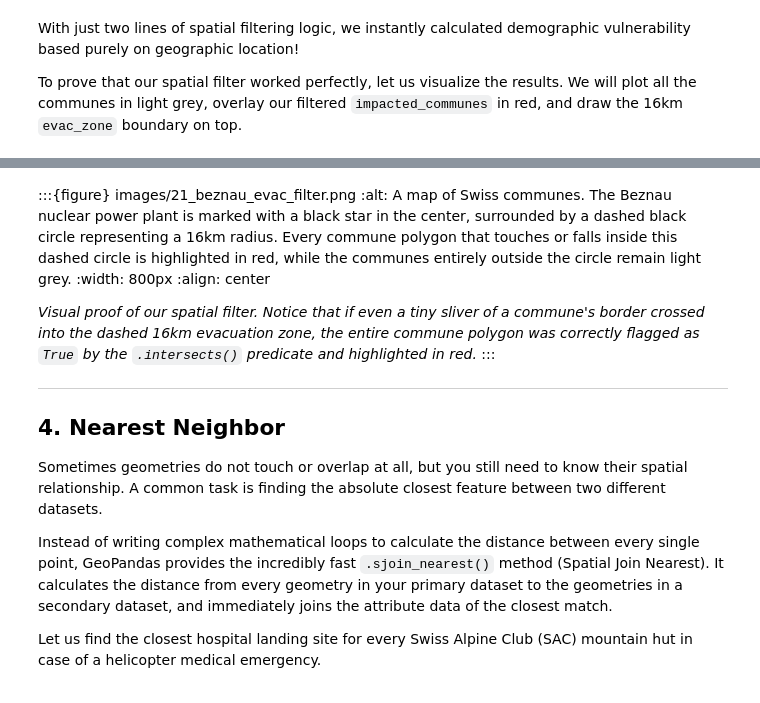
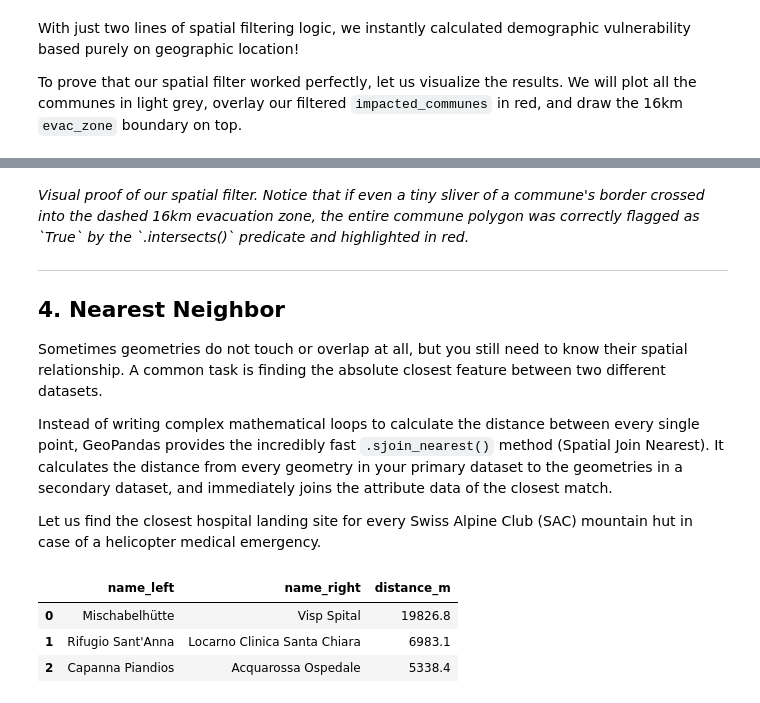
Before and after one commit to HendrikWulf/sds210-jb, a Jupyter notebook: book/09_L07_vector-data/05_spatial_relationships.ipynb, the cells around one changed output, grey strips where cells are left out. Saved outputs shown, nothing was run; the diff lists cells and outputs as text; code cells hidden in the pictures.

```diff
--- a/book/09_L07_vector-data/05_spatial_relationships.ipynb
+++ b/book/09_L07_vector-data/05_spatial_relationships.ipynb
@@ -282,14 +333,11 @@ plt.show()
 # %% [markdown]
-:::{figure} images/21_beznau_evac_filter.png
-:alt: A map of Swiss communes. The Beznau nuclear power plant is marked with a black star in the center, surrounded by a dashed black circle representing a 16km radius. Every commune polygon that touches or falls inside this dashed circle is highlighted in red, while the communes entirely outside the circle remain light grey.
-:width: 800px
-:align: center
-
-*Visual proof of our spatial filter. Notice that if even a tiny sliver of a commune's border crossed into the dashed 16km evacuation zone, the entire commune polygon was correctly flagged as `True` by the `.intersects()` predicate and highlighted in red.*
-:::
+<!-- markdownlint-disable MD033-->
+<figcaption>
+    <em>Visual proof of our spatial filter. Notice that if even a tiny sliver of a commune's border crossed into the dashed 16km evacuation zone, the entire commune polygon was correctly flagged as `True` by the `.intersects()` predicate and highlighted in red.</em>
+</figcaption>
+<!-- markdownlint-enable MD033 -->
 
 ---
-
 
 ## 4. Nearest Neighbor
 
@@ -301,19 +349,24 @@ Let us find the closest hospital landing site for every Swiss Alpine Club (SAC)
 # %%
 import geopandas as gpd
 
 # 1. Load both datasets
 # (Both files are already in the Swiss metric grid, but adding .to_crs()
 # right when you load data is a fantastic safety habit to prevent degree-errors!)
-huts_gdf = gpd.read_file("alpine_huts.gpkg").to_crs(epsg=2056)
-hospitals_gdf = gpd.read_file("hospital_landing_sites.geojson").to_crs(epsg=2056)
+huts_gdf = gpd.read_file("data/alpine_huts.gpkg").to_crs(epsg=2056)
+hospitals_gdf = gpd.read_file("data/hospital_landing_sites.geojson").to_crs(epsg=2056)
 
 # 2. Find the nearest hospital for every hut
 # - how="left": Keep all the huts in our results, even if something goes wrong.
 # - distance_col="distance_m": Automatically record the exact distance in meters.
 emergency_plan = huts_gdf.sjoin_nearest(
     hospitals_gdf, how="left", distance_col="distance_m"
 )
 
 # 3. View the results (Showing the Hut Name, the Closest Hospital, and the Distance)
 display(emergency_plan[["name_left", "name_right", "distance_m"]].head(3).round(1))
+# %% [output]
+|  | name_left | name_right | distance_m |
+| 0 | Mischabelhütte | Visp Spital | 19826.8 |
+| 1 | Rifugio Sant'Anna | Locarno Clinica Santa Chiara | 6983.1 |
+| 2 | Capanna Piandios | Acquarossa Ospedale | 5338.4 |
 # %% [markdown]
```
Also changed, not shown: parts of 13 cells of this notebook, 14 other files.
